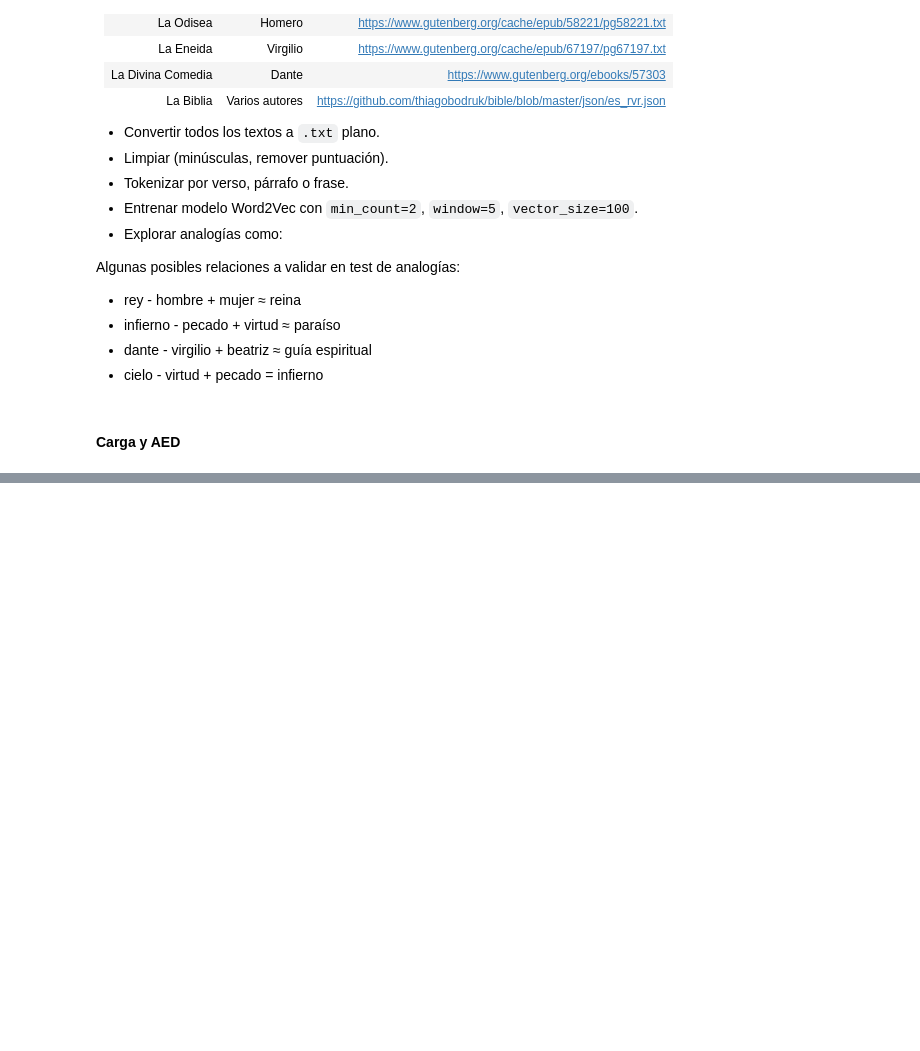
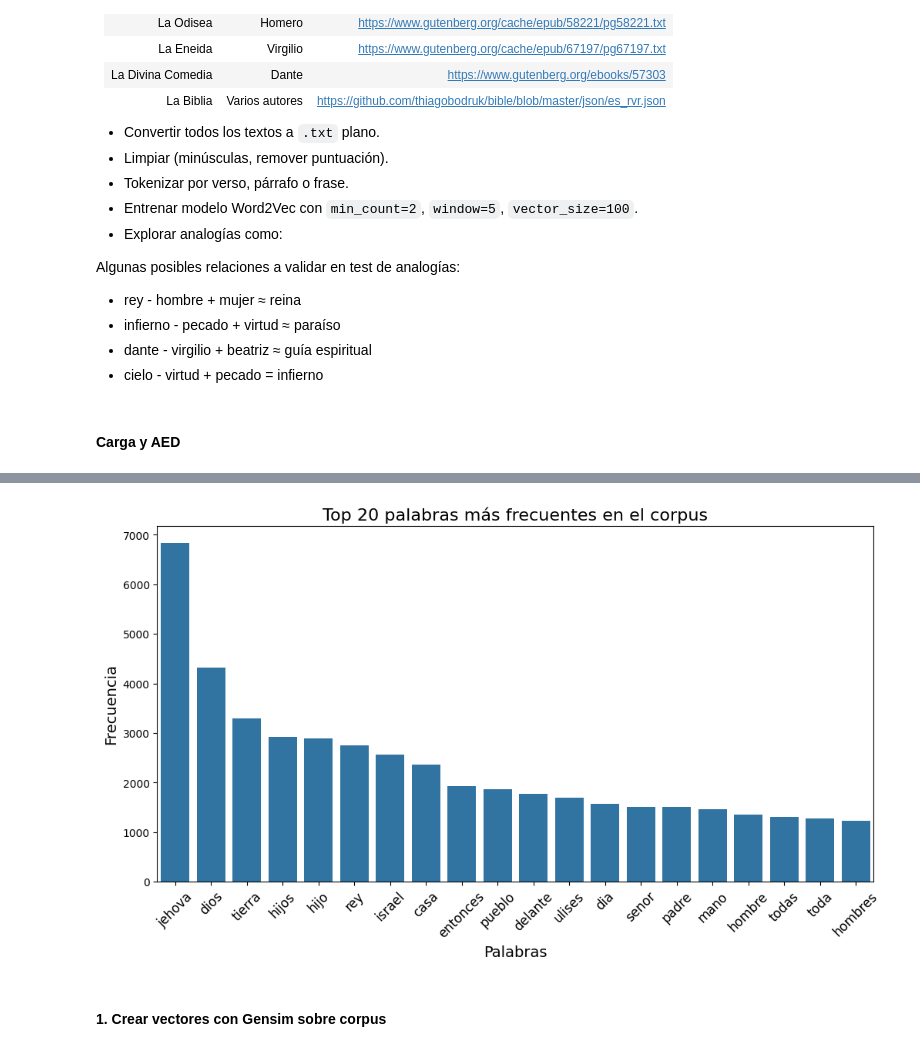
Before and after one commit to joagonzalez/ceia-nlp, a Jupyter notebook: desafios/Desafio_2.ipynb, the cells around one changed output, grey strips where cells are left out. Saved outputs shown, nothing was run; the diff lists cells and outputs as text; code cells hidden in the pictures; blank space fills up the shorter version.

```diff
--- a/desafios/Desafio_2.ipynb
+++ b/desafios/Desafio_2.ipynb
@@ -82,0 +300,29 @@ Algunas posibles relaciones a validar en test de analogías:
+# %%
+def word_frequency_words(df: pd.DataFrame) -> None:
+    """
+    Muestra la frecuencia de las palabras en el corpus.
+    """
+    # Contar la frecuencia de cada palabra en el corpus
+    filtered_words = " ".join(df[0].astype(str).tolist()).split()
+    word_counts = Counter(filtered_words)
+
+    # Obtener las 20 palabras más frecuentes
+    most_common_words = word_counts.most_common(20)
+
+    # Separar las palabras y sus frecuencias para graficar
+    words, counts = zip(*most_common_words)
+
+    # Crear el gráfico de barras
+    plt.figure(figsize=(12, 6))
+    sns.barplot(x=list(words), y=list(counts))
+    plt.title("Top 20 palabras más frecuentes en el corpus", fontsize=16)
+    plt.xlabel("Palabras", fontsize=14)
+    plt.ylabel("Frecuencia", fontsize=14)
+    plt.xticks(rotation=45, fontsize=12)
+    plt.show()
+
+word_frequency_words(df_clean)
+# %% [output]
+[figure, added]
+# %% [markdown]
+#### 1. Crear vectores con Gensim sobre corpus
```
Also changed, not shown: parts of 25 cells of this notebook, 1 other file.
